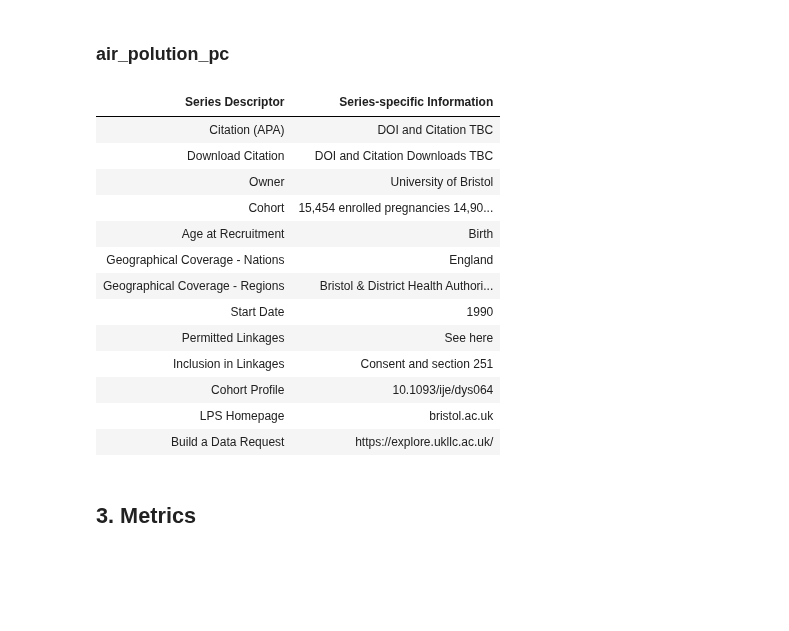
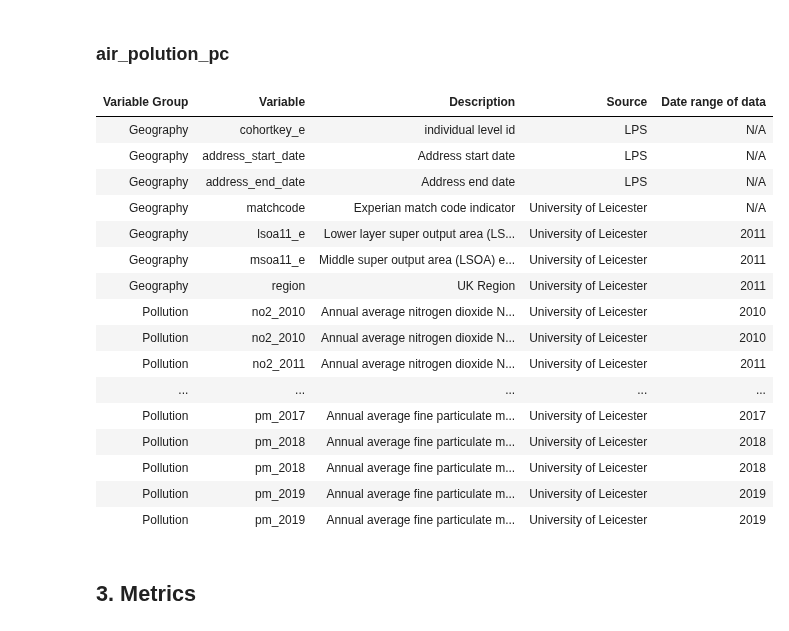
Before and after one commit to UKLLC/Guidebook, a Jupyter notebook: ukllc_book/docs/linked_geo_data/environmental_datasets/pollution_datasets/air_pollution_pm25_no2/air_pollution_pm25_no2.ipynb, the cells around one changed output. Drawn from its saved outputs; the diff is of its cells as text; code cells hidden in the pictures; blank space fills up the shorter version.

Commit message:
changes to data_doc_helper and pollution dataset

```diff
--- a/ukllc_book/docs/linked_geo_data/environmental_datasets/pollution_datasets/air_pollution_pm25_no2/air_pollution_pm25_no2.ipynb
+++ b/ukllc_book/docs/linked_geo_data/environmental_datasets/pollution_datasets/air_pollution_pm25_no2/air_pollution_pm25_no2.ipynb
@@ -117,24 +99,25 @@ display(Markdown('### air_polution_pc'))
 # %% [output]
 ### air_polution_pc
 # %%
-from data_doc_helper import LPSSource as SS, last_modified
-ss = SS("ALSPAC")
-ss.info_table()
+DS("air_pollution_pc").variable_table()
 # %% [output]
-| Series Descriptor | Series-specific Information |
-| Citation (APA) | DOI and Citation TBC |
-| Download Citation | DOI and Citation Downloads TBC |
-| Owner | University of Bristol |
-| Cohort | 15,454 enrolled pregnancies 14,90... |
-| Age at Recruitment | Birth |
-| Geographical Coverage - Nations | England |
-| Geographical Coverage - Regions | Bristol & District Health Authori... |
-| Start Date | 1990 |
-| Permitted Linkages | See here |
-| Inclusion in Linkages | Consent and section 251 |
-| Cohort Profile | 10.1093/ije/dys064 |
-| LPS Homepage | bristol.ac.uk |
-| Build a Data Request | https://explore.ukllc.ac.uk/ |
+| Variable Group | Variable | Description | Source | Date range of data |
+| Geography | cohortkey_e | individual level id | LPS | N/A |
+| Geography | address_start_date | Address start date | LPS | N/A |
+| Geography | address_end_date | Address end date | LPS | N/A |
+| Geography | matchcode | Experian match code indicator | University of Leicester | N/A |
+| Geography | lsoa11_e | Lower layer super output area (LS... | University of Leicester | 2011 |
+| Geography | msoa11_e | Middle super output area (LSOA) e... | University of Leicester | 2011 |
+| Geography | region | UK Region | University of Leicester | 2011 |
+| Pollution | no2_2010 | Annual average nitrogen dioxide N... | University of Leicester | 2010 |
+| Pollution | no2_2010 | Annual average nitrogen dioxide N... | University of Leicester | 2010 |
+| Pollution | no2_2011 | Annual average nitrogen dioxide N... | University of Leicester | 2011 |
+| ... | ... | ... | ... | ... |
+| Pollution | pm_2017 | Annual average fine particulate m... | University of Leicester | 2017 |
+| Pollution | pm_2018 | Annual average fine particulate m... | University of Leicester | 2018 |
+| Pollution | pm_2018 | Annual average fine particulate m... | University of Leicester | 2018 |
+| Pollution | pm_2019 | Annual average fine particulate m... | University of Leicester | 2019 |
+| Pollution | pm_2019 | Annual average fine particulate m... | University of Leicester | 2019 |
 # %% [markdown]
 ## 3. Metrics
 # %%
```
Also changed, not shown: parts of 5 cells of this notebook, 4 other files.
